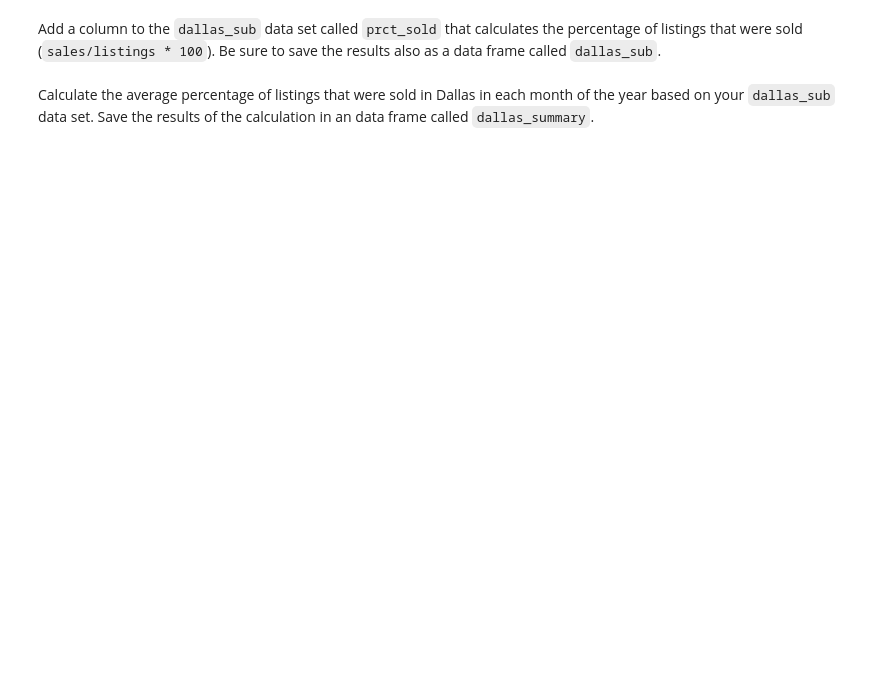
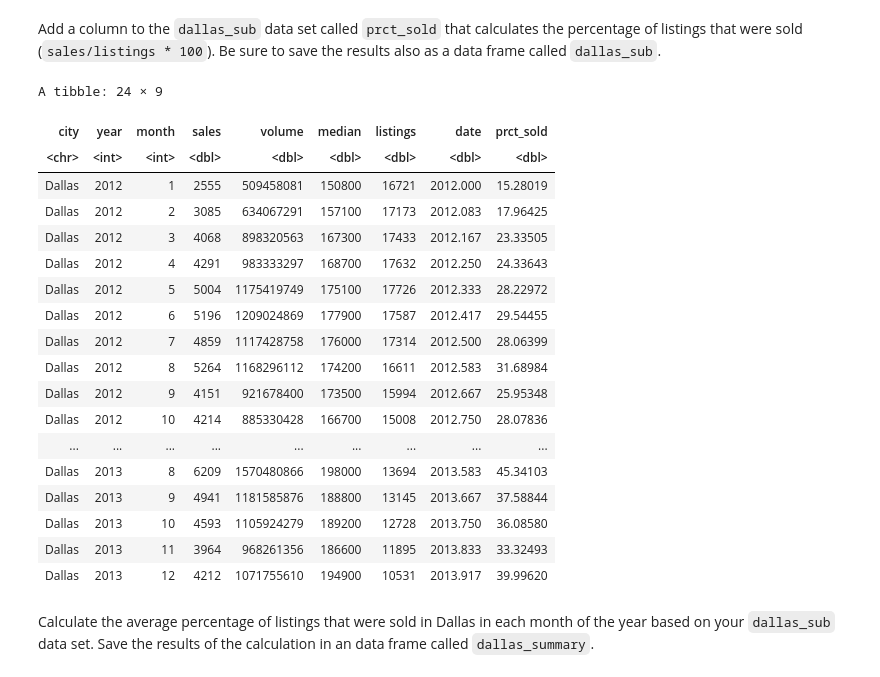
Before and after one commit to UNC-DATA-730/assignment-2-data-viz-and-wrangling-dlee002, a Jupyter notebook: assignment2.ipynb, the cells around one changed output. Drawn from its saved outputs; the diff is of its cells as text; code cells hidden in the pictures; blank space fills up the shorter version.

```diff
--- a/assignment2.ipynb
+++ b/assignment2.ipynb
@@ -110,2 +122,6 @@ First we are going to bring in a data set to practice with called `txhousing`. Y
 # %% [markdown]
 Write a code chunk to remove the inventory variable. Save the results in a data frame called `txhousing`. Use `glimpse` or `head` to confirm you have removed the variable.
+# %%
+txhousing <- select(txhousing, -inventory)
+
+glimpse(txhousing)
@@ -112,2 +151,6 @@ Write a code chunk to remove the inventory variable. Save the results in a data
 # %% [markdown]
 Make a data set called `dallas_sub` that includes data only from the city of Dallas in 2012 & 2013.
+# %%
+dallas_sub <- txhousing %>% filter(between(year, 2012, 2013), city == 'Dallas')
+
+dallas_sub
@@ -114,4 +177,28 @@ Make a data set called `dallas_sub` that includes data only from the city of Dal
 # %% [markdown]
 Add a column to the `dallas_sub` data set called `prct_sold` that calculates the percentage of listings that were sold (`sales/listings * 100`). Be sure to save the results also as a data frame called `dallas_sub`.
+# %%
+dallas_sub <- mutate(dallas_sub, prct_sold = (sales/listings * 100))
+
+dallas_sub
+# %% [output]
+A tibble: 24 × 9
+| city | year | month | sales | volume | median | listings | date | prct_sold |
+| <chr> | <int> | <int> | <dbl> | <dbl> | <dbl> | <dbl> | <dbl> | <dbl> |
+| Dallas | 2012 | 1 | 2555 | 509458081 | 150800 | 16721 | 2012.000 | 15.28019 |
+| Dallas | 2012 | 2 | 3085 | 634067291 | 157100 | 17173 | 2012.083 | 17.96425 |
+| Dallas | 2012 | 3 | 4068 | 898320563 | 167300 | 17433 | 2012.167 | 23.33505 |
+| Dallas | 2012 | 4 | 4291 | 983333297 | 168700 | 17632 | 2012.250 | 24.33643 |
+| Dallas | 2012 | 5 | 5004 | 1175419749 | 175100 | 17726 | 2012.333 | 28.22972 |
+| Dallas | 2012 | 6 | 5196 | 1209024869 | 177900 | 17587 | 2012.417 | 29.54455 |
+| Dallas | 2012 | 7 | 4859 | 1117428758 | 176000 | 17314 | 2012.500 | 28.06399 |
+| Dallas | 2012 | 8 | 5264 | 1168296112 | 174200 | 16611 | 2012.583 | 31.68984 |
+| Dallas | 2012 | 9 | 4151 | 921678400 | 173500 | 15994 | 2012.667 | 25.95348 |
+| Dallas | 2012 | 10 | 4214 | 885330428 | 166700 | 15008 | 2012.750 | 28.07836 |
+| ... | ... | ... | ... | ... | ... | ... | ... | ... |
+| Dallas | 2013 | 8 | 6209 | 1570480866 | 198000 | 13694 | 2013.583 | 45.34103 |
+| Dallas | 2013 | 9 | 4941 | 1181585876 | 188800 | 13145 | 2013.667 | 37.58844 |
+| Dallas | 2013 | 10 | 4593 | 1105924279 | 189200 | 12728 | 2013.750 | 36.08580 |
+| Dallas | 2013 | 11 | 3964 | 968261356 | 186600 | 11895 | 2013.833 | 33.32493 |
+| Dallas | 2013 | 12 | 4212 | 1071755610 | 194900 | 10531 | 2013.917 | 39.99620 |
 # %% [markdown]
 Calculate the average percentage of listings that were sold in Dallas in each month of the year based on your `dallas_sub` data set. Save the results of the calculation in an data frame called `dallas_summary`.
```
Also changed, not shown: parts of 6 cells of this notebook.
